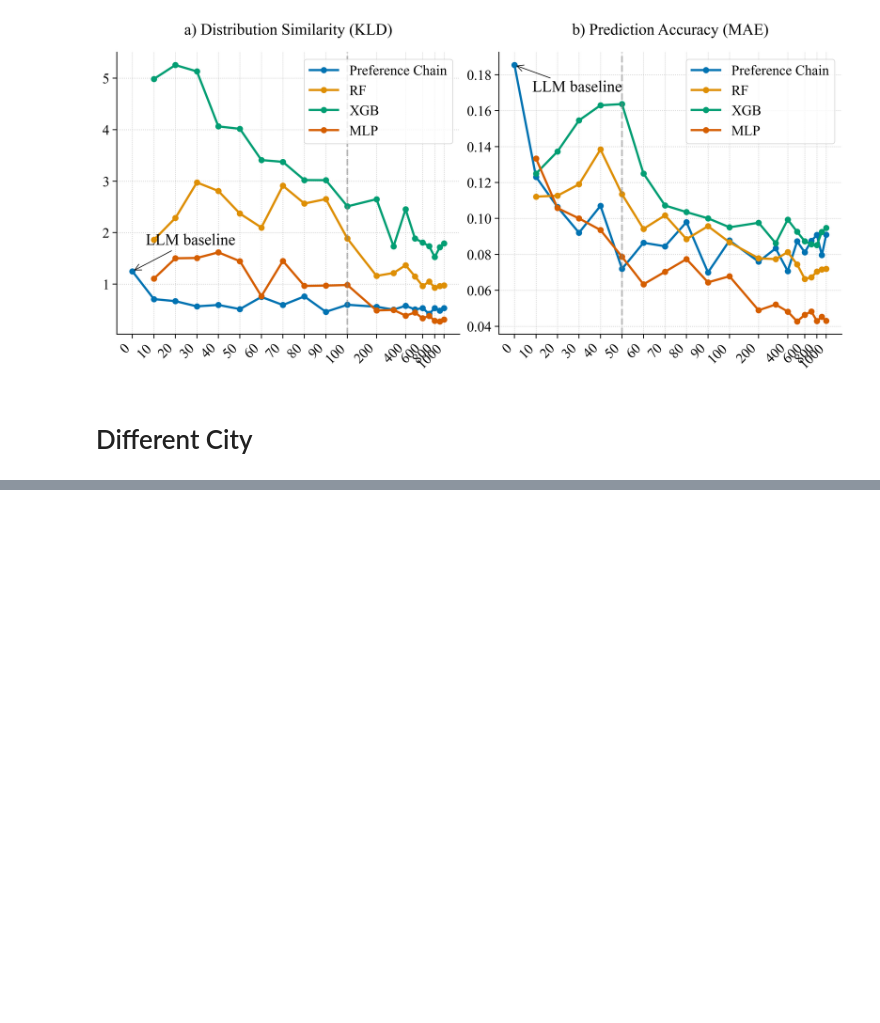
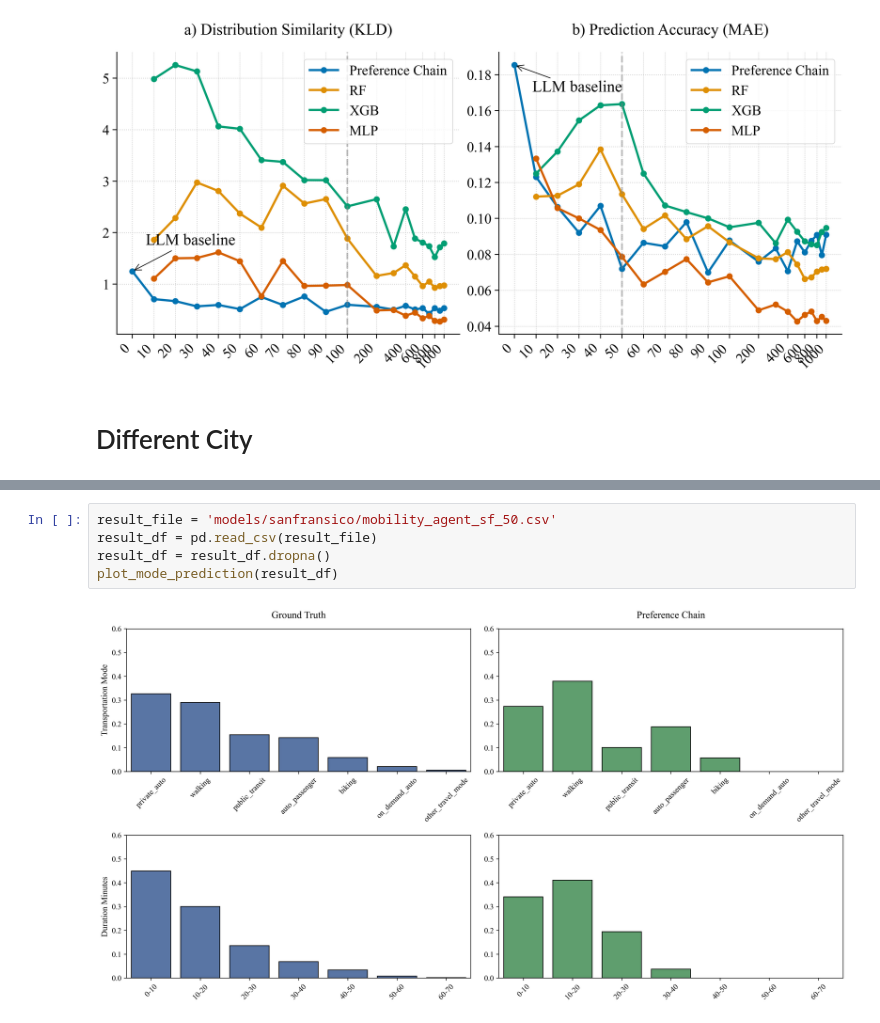
Before and after one commit to kekehurry/mobility_agent, a Jupyter notebook: exp1_step2_analysis.ipynb, the cells around one changed output, grey strips where cells are left out. Cells and saved outputs as stored; diff of their text form; blank space fills up the shorter version.

```diff
--- a/exp1_step2_analysis.ipynb
+++ b/exp1_step2_analysis.ipynb
@@ -689,0 +766,7 @@ Overall mean absolute error: 0.0566
+# %%
+result_file = 'models/sanfransico/mobility_agent_sf_50.csv'
+result_df = pd.read_csv(result_file)
+result_df = result_df.dropna()
+plot_mode_prediction(result_df)
+# %% [output]
+[figure, added]
```
Also changed, not shown: parts of 17 cells of this notebook, 35 other files.
